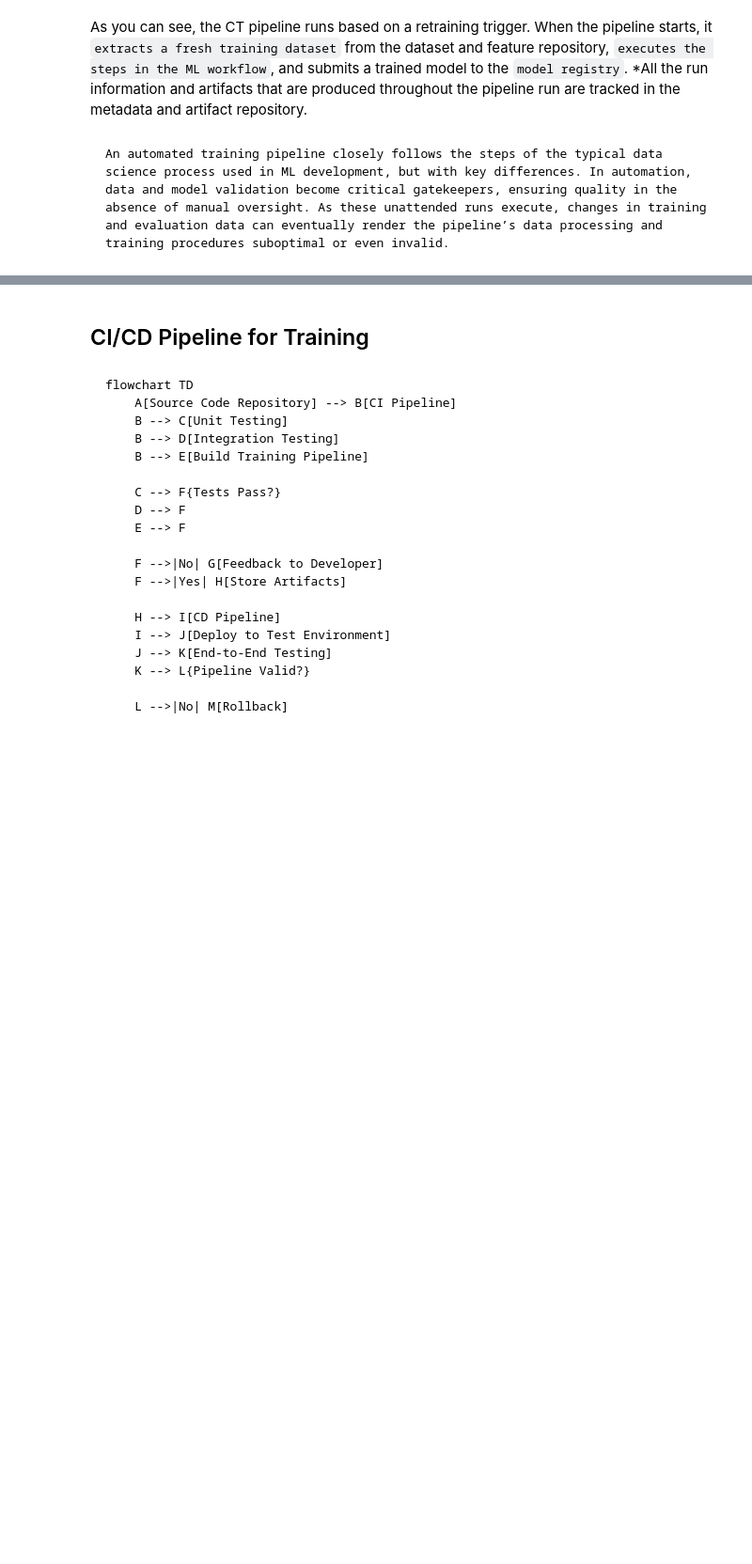
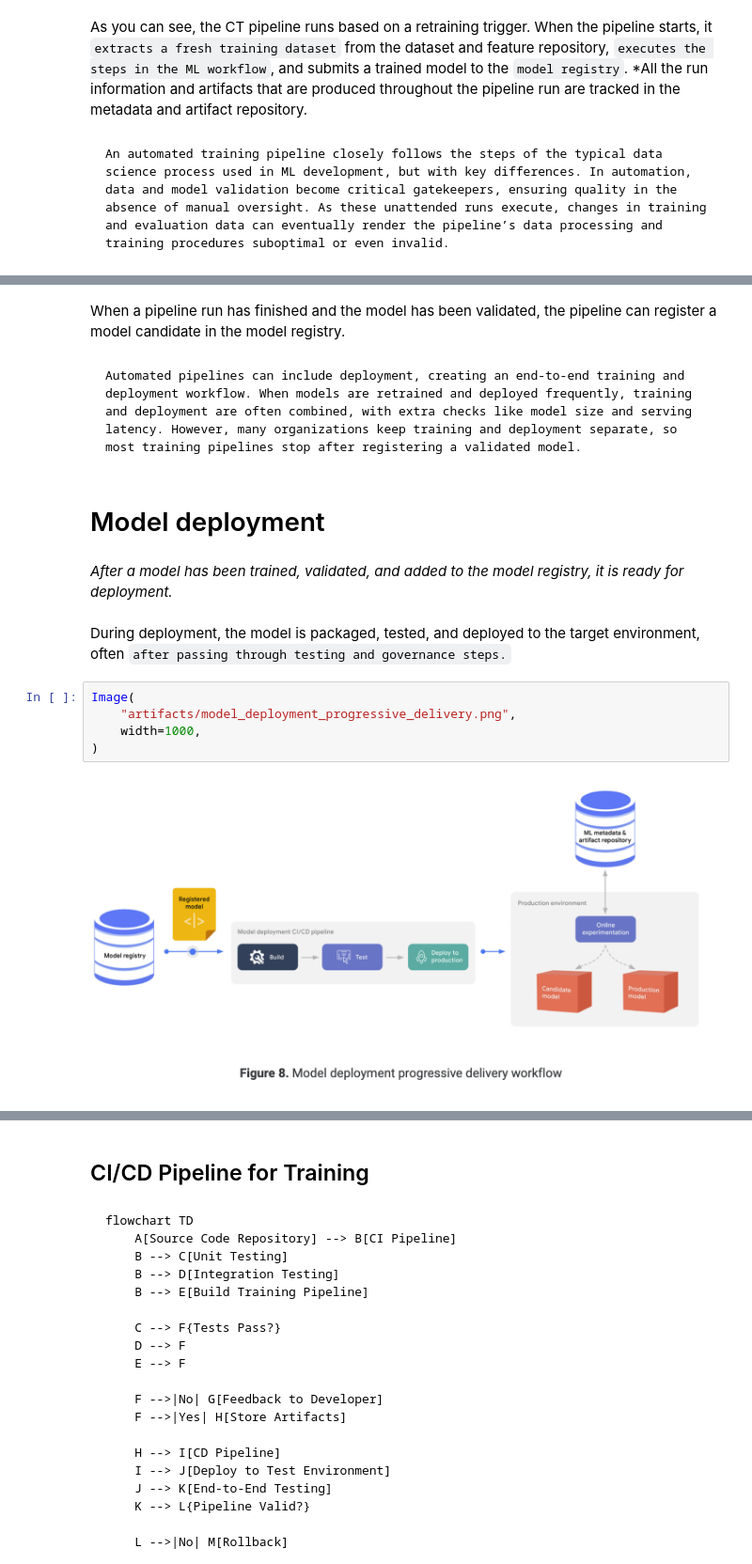
Before and after one commit to YZXBiz/mlops-gcp, a Jupyter notebook: content/02-training-operationalization.ipynb, the cells around one changed output, grey strips where cells are left out. Shown at 94% size. Saved outputs shown, nothing was run; the diff lists cells and outputs as text; blank space fills up the shorter version.

````diff
--- a/content/02-training-operationalization.ipynb
+++ b/content/02-training-operationalization.ipynb
@@ -80,0 +94,19 @@ An automated training pipeline closely follows the steps of the typical data sci
+# %% [markdown]
+When a pipeline run has finished and the model has been validated, the pipeline can register a model candidate in the model registry.
+# %% [markdown]
+```{tips}
+Automated pipelines can include deployment, creating an end-to-end training and deployment workflow. When models are retrained and deployed frequently, training and deployment are often combined, with extra checks like model size and serving latency. However, many organizations keep training and deployment separate, so most training pipelines stop after registering a validated model.
+```
+# %% [markdown]
+# Model deployment
+# %% [markdown]
+*After a model has been trained, validated, and added to the model registry, it is ready for deployment.*
+# %% [markdown]
+During deployment, the model is packaged, tested, and deployed to the target environment, often `after passing through testing and governance steps.`
+# %%
+Image(
+    "artifacts/model_deployment_progressive_delivery.png",
+    width=1000,
+)
+# %% [output]
+[figure, added]
````
Also changed, not shown: parts of 7 cells of this notebook, 2 other files.
